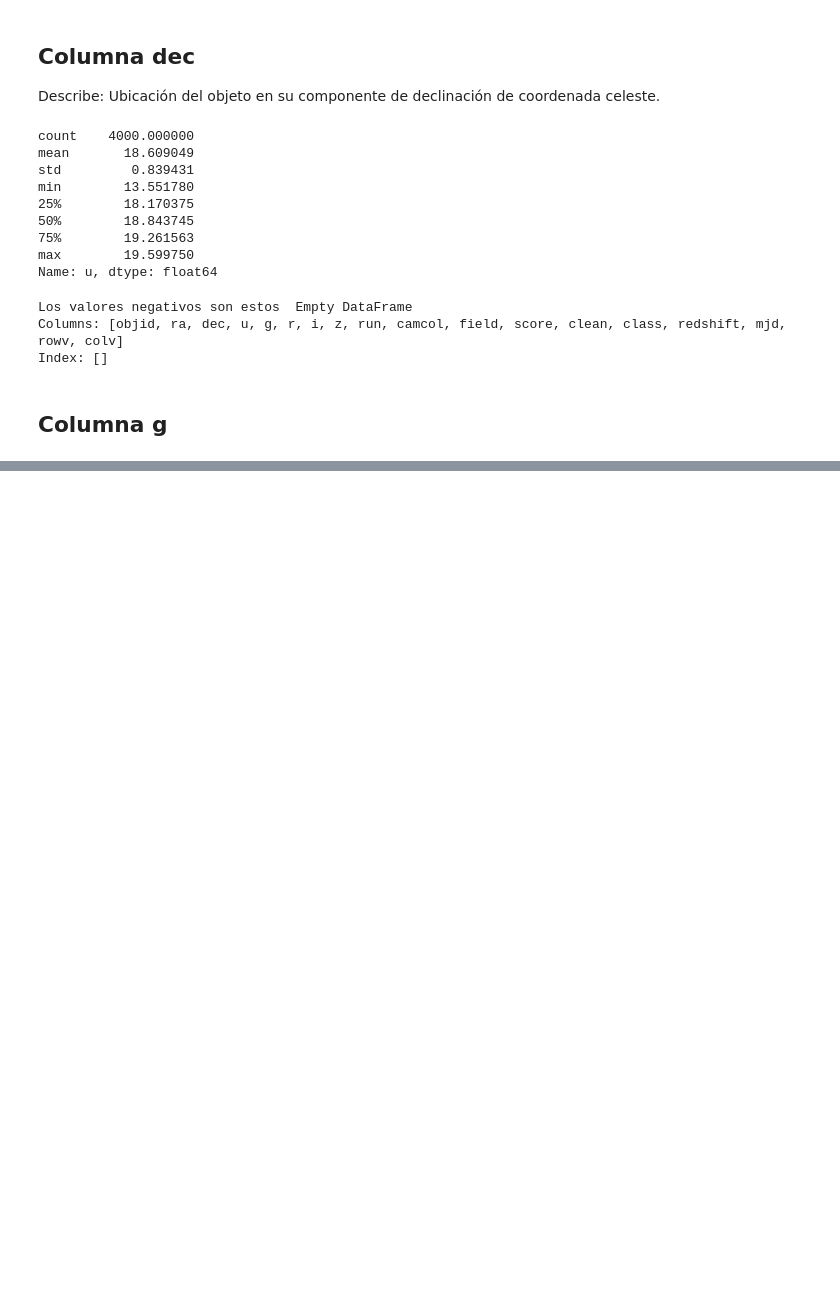
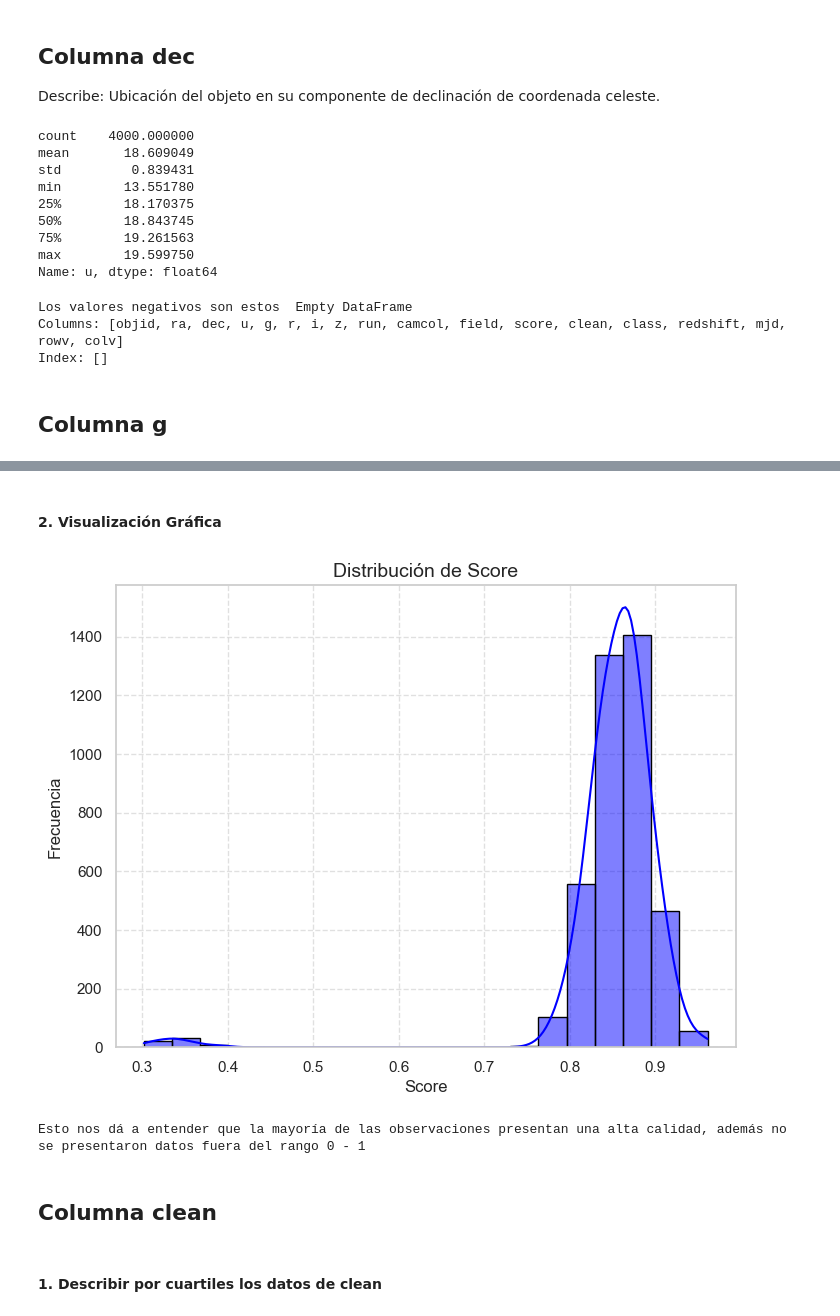
Before and after one commit to Marcosespa/Laboratorio-1-BI, a Jupyter notebook: laboratorios-master/202510/Laboratorio 1 - Regresión/lab1.ipynb, the cells around one changed output, grey strips where cells are left out. Cells and saved outputs as stored; diff of their text form; code cells hidden in the pictures; blank space fills up the shorter version.

```diff
--- a/laboratorios-master/202510/Laboratorio 1 - Regresión/lab1.ipynb
+++ b/laboratorios-master/202510/Laboratorio 1 - Regresión/lab1.ipynb
@@ -243,0 +346,19 @@ Index: []
+# %% [markdown]
+#### 2. Visualización Gráfica
+# %%
+# Crear el histograma
+plt.figure(figsize=(8, 6))
+sns.histplot(data_t['score'], bins=20, kde=True, color='blue', edgecolor='black')
+plt.title("Distribución de Score", fontsize=14)
+plt.xlabel("Score", fontsize=12)
+plt.ylabel("Frecuencia", fontsize=12)
+plt.grid(True, linestyle="--", alpha=0.6)
+plt.show()
+print("Esto nos dá a entender que la mayoría de las observaciones presentan una alta calidad, además no se presentaron datos fuera del rango 0 - 1")
+# %% [output]
+[figure, added]
+Esto nos dá a entender que la mayoría de las observaciones presentan una alta calidad, además no se presentaron datos fuera del rango 0 - 1
+# %% [markdown]
+## Columna clean
+# %% [markdown]
+#### 1. Describir por cuartiles los datos de clean
```
Also changed, not shown: parts of 17 cells of this notebook, 1 other file.
